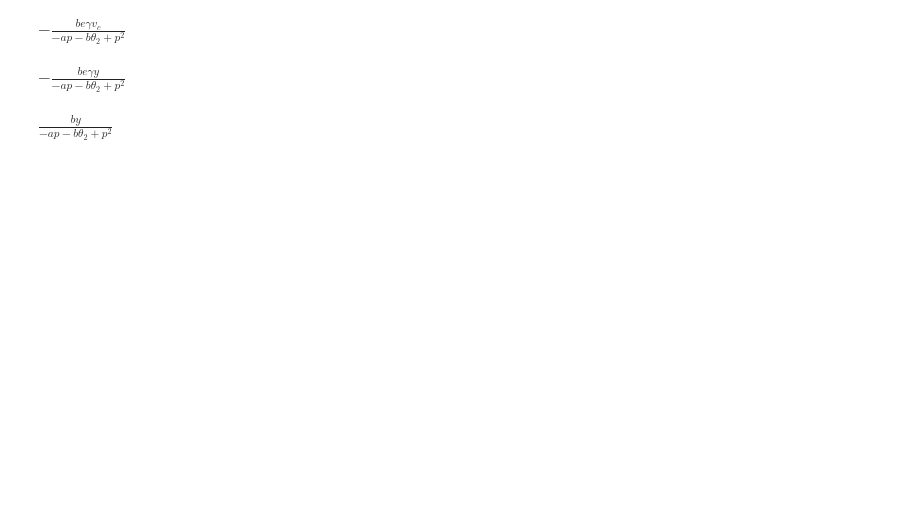
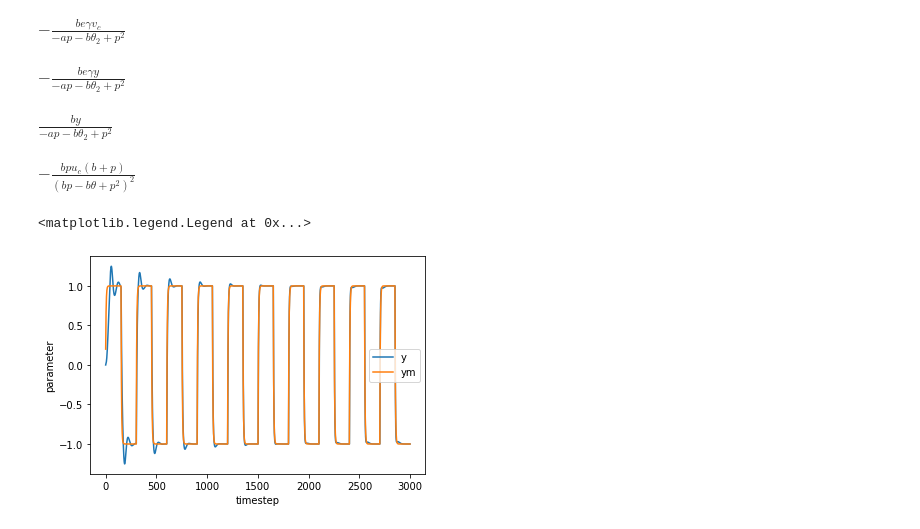
Before and after one commit to derekboase/ELG7113, a Jupyter notebook: system_models/alfa_model/alfa system model.ipynb, the cells around one changed output. Cells and saved outputs as stored; diff of their text form; code cells hidden in the pictures; blank space fills up the shorter version.

```diff
--- a/system_models/alfa_model/alfa system model.ipynb
+++ b/system_models/alfa_model/alfa system model.ipynb
@@ -3,7 +3,8 @@ import sympy as sp
 import numpy as np
 g, m , rho, Vb, veq = sp.symbols('g m rho V_b V_eq')
 
-v, vc, y, ym, th1, th2, B, p, a, b, e, gamma = sp.symbols('v v_c y y_m theta_1 theta_2 B p a b e gamma')
+v, vc, y, ym, th, th1, th2, B, p, a, b, e, gamma = sp.symbols('v v_c y y_m theta theta_1 theta_2 B p a b e gamma')
+u, uc, zeta, omega = sp.symbols('u u_c zeta omega')
 # %%
 Y_vc = (b*th1)*vc/(p**2-a*p-b*th2)
 Ym_vc = B*vc/(p**2+p*B)
@@ -28,3 +29,13 @@ $\displaystyle - \frac{b e \gamma y}{- a p - b \theta_{2} + p^{2}}$
 e_d_th2
 # %% [output]
 $\displaystyle \frac{b y}{- a p - b \theta_{2} + p^{2}}$
+# %%
+Y_uc = -b*th*uc/(p**2+b*p-b*th)
+Ym_uc = omega*uc/(p**2+zeta*p+omega)
+# %%
+error = Y_uc - Ym_uc
+e_d_th = sp.diff(error, th)
+# %%
+e_d_th.simplify()
+# %% [output]
+$\displaystyle - \frac{b p u_{c} \left(b + p\right)}{\left(b p - b \theta + p^{2}\right)^{2}}$
@@ -30,0 +226,11 @@ $\displaystyle \frac{b y}{- a p - b \theta_{2} + p^{2}}$
+# %%
+#plt.step(tc[start_idx:end_idx], u_list[start_idx:end_idx], label = "input signal")
+plt.plot(tc[start_idx:end_idx], y_list[start_idx:end_idx], label = "y")
+plt.plot(tc[start_idx:end_idx], ym_list[start_idx:end_idx], label = "ym")
+
+plt.xlabel("timestep")
+plt.ylabel("parameter")
+plt.legend()
+# %% [output]
+<matplotlib.legend.Legend at 0x...>
+[figure, added]
```
Also changed, not shown: parts of 2 cells of this notebook.
